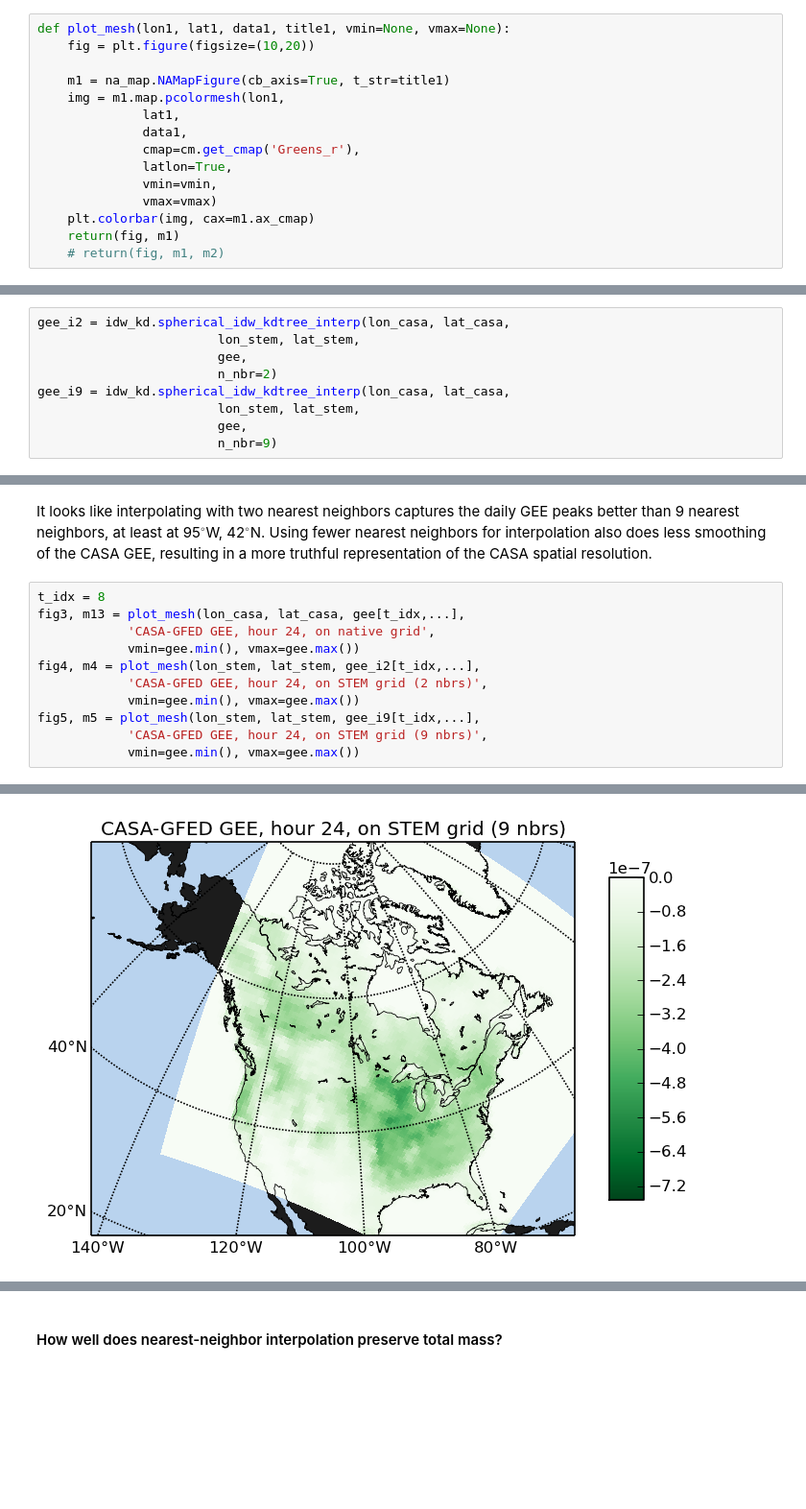
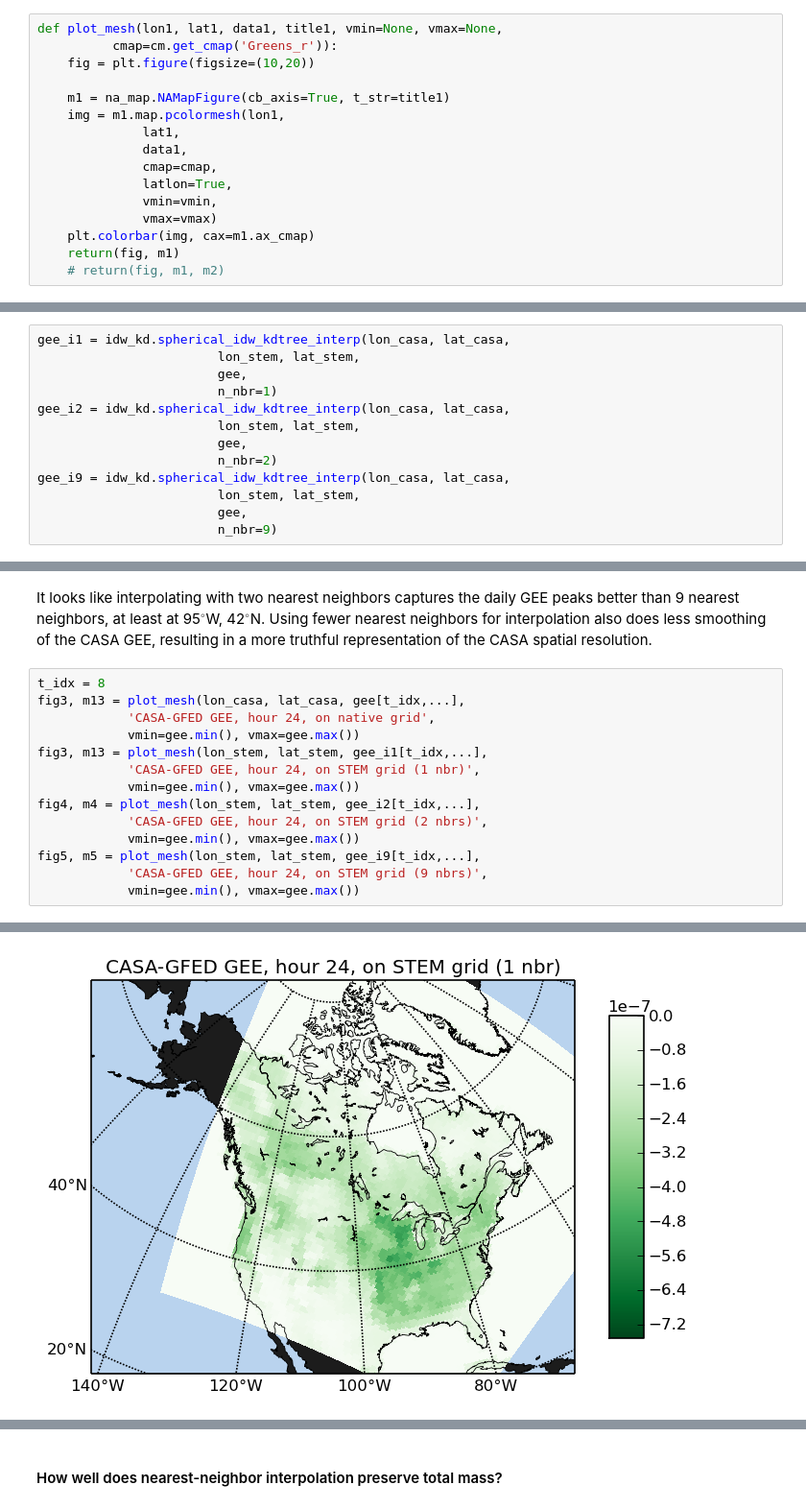
Before and after one commit to Timothy-W-Hilton/STEMPyTools, a Jupyter notebook: spherical_idw_kdtree_interp_module_demo.ipynb, the cells around one changed output, grey strips where cells are left out. Shown at 96% size. Drawn from its saved outputs; the diff is of its cells as text; blank space fills up the shorter version.

```diff
--- a/spherical_idw_kdtree_interp_module_demo.ipynb
+++ b/spherical_idw_kdtree_interp_module_demo.ipynb
@@ -219,14 +219,15 @@ Define a function to show 2-D arrays on a map.  Using pcolormesh (as
 opposed to contour) shows the data in the array without any
 interpolation from the plotting routine.
 # %%
-def plot_mesh(lon1, lat1, data1, title1, vmin=None, vmax=None):
+def plot_mesh(lon1, lat1, data1, title1, vmin=None, vmax=None,
+	      cmap=cm.get_cmap('Greens_r')):
     fig = plt.figure(figsize=(10,20))
 
     m1 = na_map.NAMapFigure(cb_axis=True, t_str=title1)
     img = m1.map.pcolormesh(lon1,
 		      lat1,
 		      data1,
-		      cmap=cm.get_cmap('Greens_r'),
+		      cmap=cmap,
 		      latlon=True,
 		      vmin=vmin,
 		      vmax=vmax)
@@ -300,6 +301,10 @@ Now interpolate the three-dimensional (time, longitude, latitude)
 CASA-GFED GEE onto the STEM grid using two nearest neighbors for each
 interpolation, and again using nine nearest neighbors.
 # %%
+gee_i1 = idw_kd.spherical_idw_kdtree_interp(lon_casa, lat_casa,
+					    lon_stem, lat_stem,
+					    gee,
+					    n_nbr=1)
 gee_i2 = idw_kd.spherical_idw_kdtree_interp(lon_casa, lat_casa,
 					    lon_stem, lat_stem,
 					    gee,
@@ -364,18 +369,21 @@ more truthful representation of the CASA spatial resolution.
 # %%
 t_idx = 8
 fig3, m13 = plot_mesh(lon_casa, lat_casa, gee[t_idx,...],
 		    'CASA-GFED GEE, hour 24, on native grid',
+		    vmin=gee.min(), vmax=gee.max())
+fig3, m13 = plot_mesh(lon_stem, lat_stem, gee_i1[t_idx,...],
+		    'CASA-GFED GEE, hour 24, on STEM grid (1 nbr)',
 		    vmin=gee.min(), vmax=gee.max())
 fig4, m4 = plot_mesh(lon_stem, lat_stem, gee_i2[t_idx,...],
 		    'CASA-GFED GEE, hour 24, on STEM grid (2 nbrs)',
 		    vmin=gee.min(), vmax=gee.max())
 fig5, m5 = plot_mesh(lon_stem, lat_stem, gee_i9[t_idx,...],
 		    'CASA-GFED GEE, hour 24, on STEM grid (9 nbrs)',
 		    vmin=gee.min(), vmax=gee.max())
 # %% [output]
 <matplotlib.figure.Figure at 0x...>
 [figure]
 <matplotlib.figure.Figure at 0x...>
-[figure, old version]
+[figure, new version]
 <matplotlib.figure.Figure at 0x...>
 [figure]
```
Also changed, not shown: parts of 7 cells of this notebook, 2 other files.
